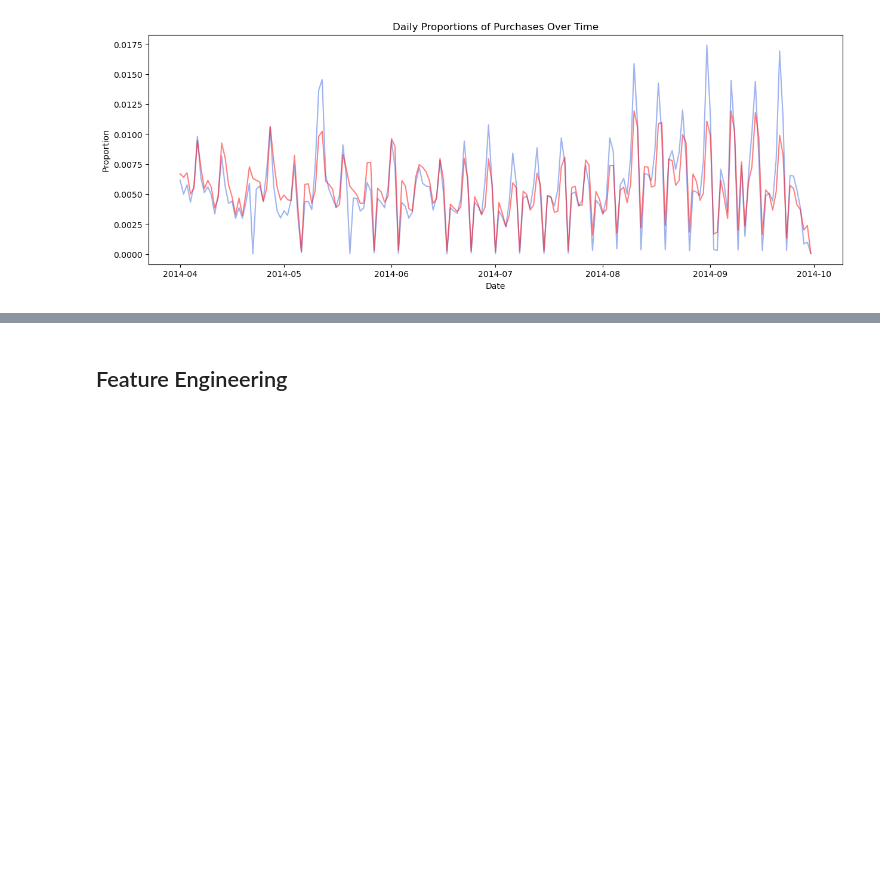
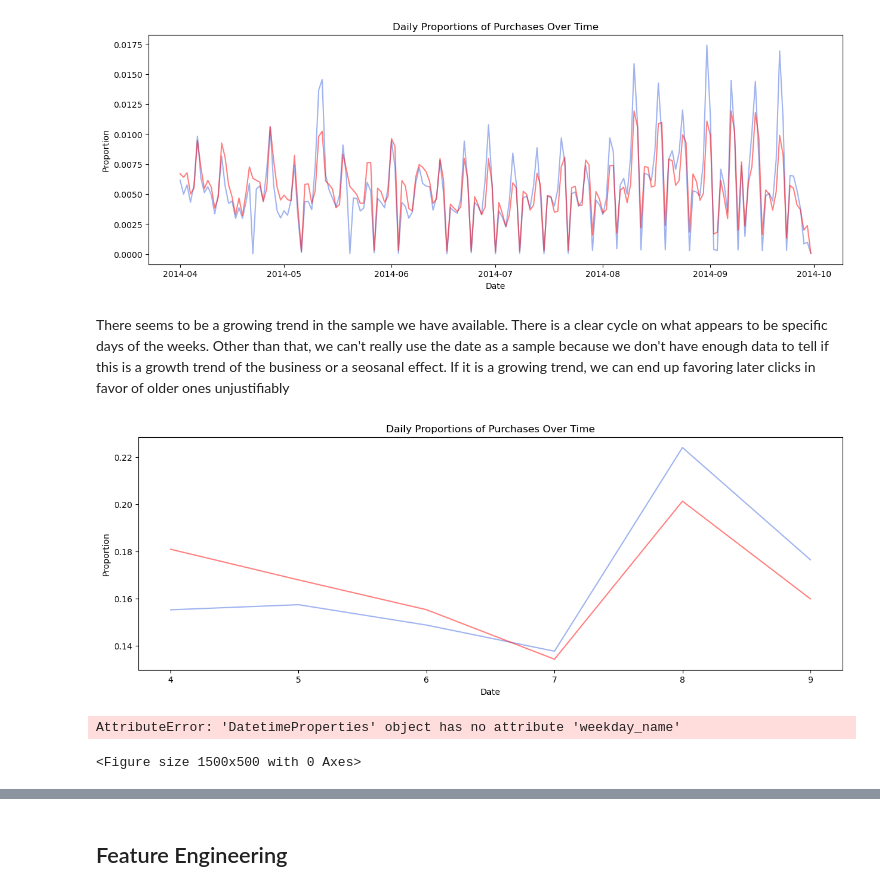
Before and after one commit to Bernardo-giff/imperial_digital_marketing, a Jupyter notebook: Prediction_algorithm.ipynb, the cells around one changed output, grey strips where cells are left out. Drawn from its saved outputs; the diff is of its cells as text; code cells hidden in the pictures; blank space fills up the shorter version.

```diff
--- a/Prediction_algorithm.ipynb
+++ b/Prediction_algorithm.ipynb
@@ -206,3 +206,44 @@ plt.title('Daily Proportions of Purchases Over Time')
 plt.show()
 # %% [output]
 [figure]
+# %% [markdown]
+There seems to be a growing trend in the sample we have available. There is a clear cycle on what appears to be specific days of the weeks. Other than that, we can't really use the date as a sample because we don't have enough data to tell if this is a growth trend of the business or a seosanal effect. If it is a growing trend, we can end up favoring later clicks in favor of older ones unjustifiably
+# %%
+# Check for montly trends
+
+plt.figure(figsize=(15, 5))
+
+
+buys_monthly_proportions = buys_df['timestamp'].dt.month.value_counts(normalize=True).sort_index()
+clicks_monthly_proportions = clicks_df['timestamp'].dt.month.value_counts(normalize=True).sort_index()
+
+# Plot daily proportions of purchases over time
+plt.plot(buys_monthly_proportions.index, buys_monthly_proportions.values, color='royalblue', alpha=0.5)
+plt.plot(clicks_monthly_proportions.index, clicks_monthly_proportions.values, color='red', alpha=0.5)
+plt.xlabel('Date')
+plt.ylabel('Proportion')
+plt.title('Daily Proportions of Purchases Over Time')
+plt.show()
+# %% [output]
+[figure, added]
+# %%
+# # Check for weekly trends
+
+plt.figure(figsize=(15, 5))
+
+buys_weekday_proportions = buys_df['timestamp'].dt.weekday.value_counts(normalize=True).sort_index()
+clicks_weekday_proportions = clicks_df['timestamp'].dt.weekday.value_counts(normalize=True).sort_index()
+
+# Plot daily proportions of purchases over time
+days = ['Monday', 'Tuesday', 'Wednesday', 'Thursday', 'Friday', 'Saturday', 'Sunday']
+
+# Plot daily proportions of purchases over time
+plt.plot(days, buys_weekday_proportions.values, color='royalblue', alpha=0.5)
+plt.plot(days, clicks_weekday_proportions.values, color='red', alpha=0.5)
+plt.xlabel('Date')
+plt.ylabel('Proportion')
+plt.title('Daily Proportions of Purchases Over Time')
+plt.show()
+# %% [output]
+AttributeError: 'DatetimeProperties' object has no attribute 'weekday_name'
+<Figure size 1500x500 with 0 Axes>
```
Also changed, not shown: parts of 17 cells of this notebook.
